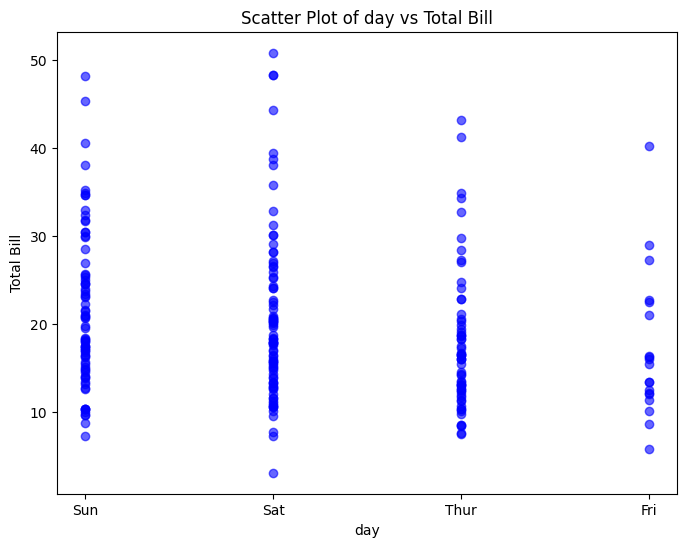
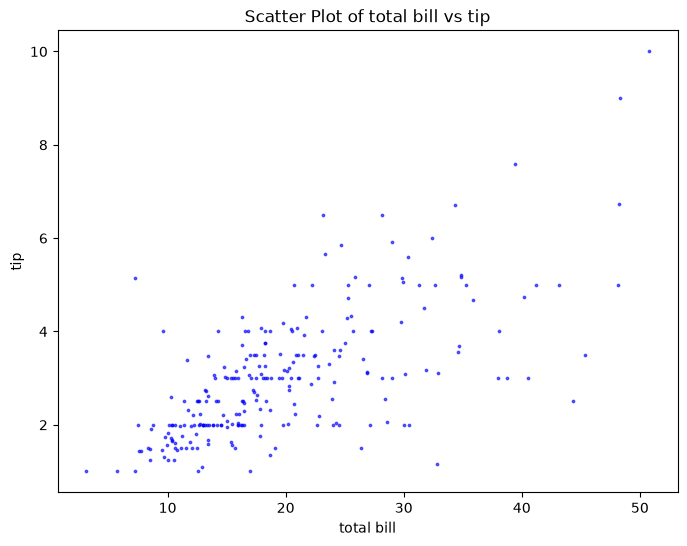
The change to this notebook cell's code, shown as a diff; its figure went from the first image to the second:
--- before
+++ after
@@ -1,9 +1,9 @@
 plt.figure(figsize=(8, 6))
-plt.scatter(df['day'], df['total_bill'], color='blue', alpha=0.6)
+plt.scatter(df['total_bill'], df['tip'], color='blue', alpha=0.6,s=3)
 
 # Labels and title
-plt.xlabel('day')
-plt.ylabel('Total Bill')
-plt.title('Scatter Plot of day vs Total Bill')
+plt.xlabel('total bill')
+plt.ylabel('tip')
+plt.title('Scatter Plot of total bill vs tip')
 
 # Show the plot

Commit: study